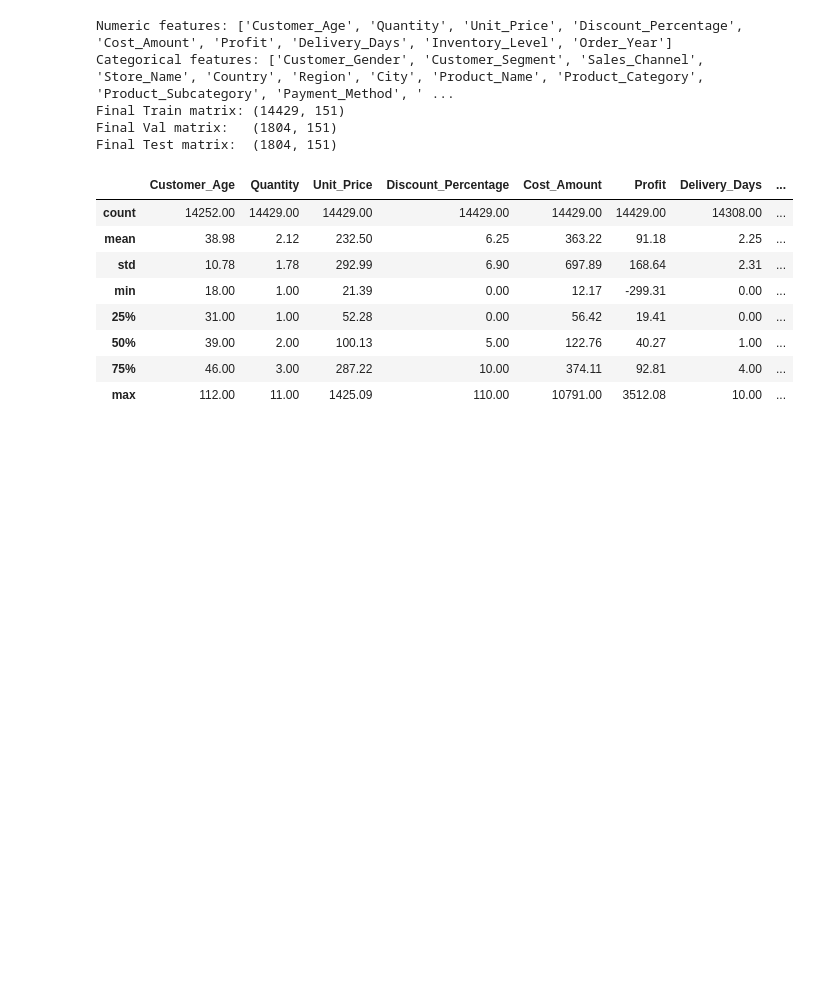
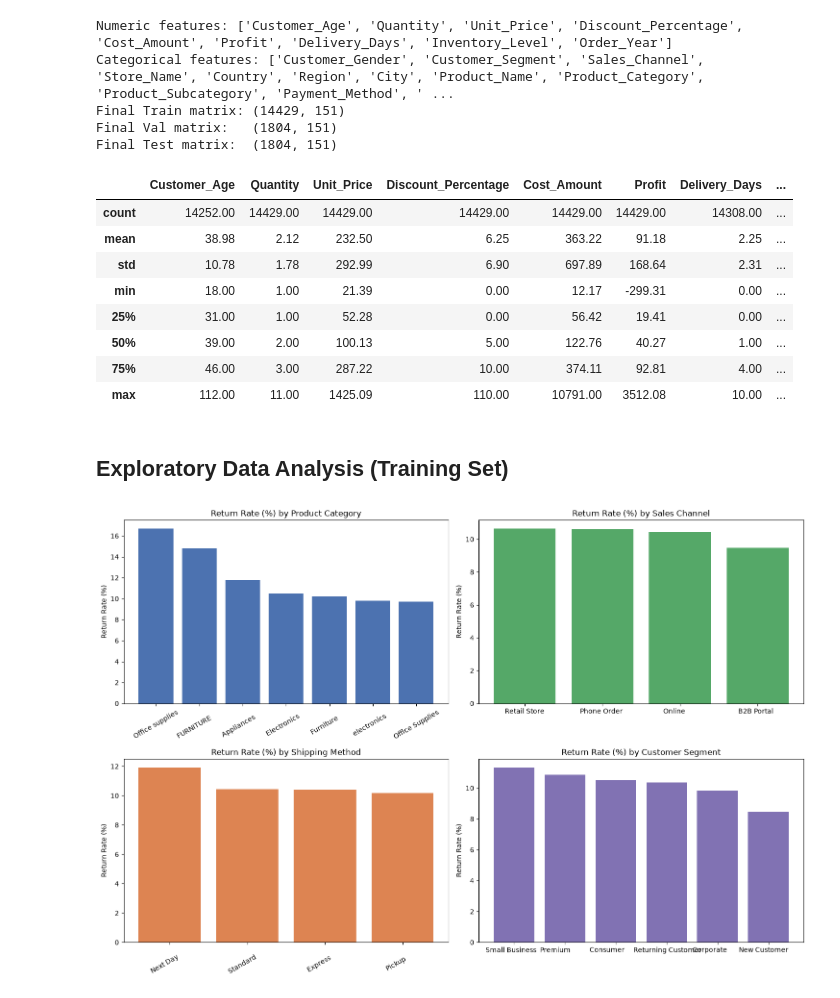
Before and after one commit to Leo-TK1/CSCI6840-Project, a Jupyter notebook: notebook.ipynb, the cells around one changed output. Saved outputs shown, nothing was run; the diff lists cells and outputs as text; code cells hidden in the pictures; blank space fills up the shorter version.

Commit message:
working on making bar graphs

```diff
--- a/notebook.ipynb
+++ b/notebook.ipynb
@@ -174,3 +175,42 @@ Final Test matrix:  (1804, 151)
 | 50% | 39.00 | 2.00 | 100.13 | 5.00 | 122.76 | 40.27 | 1.00 | ... |
 | 75% | 46.00 | 3.00 | 287.22 | 10.00 | 374.11 | 92.81 | 4.00 | ... |
 | max | 112.00 | 11.00 | 1425.09 | 110.00 | 10791.00 | 3512.08 | 10.00 | ... |
+# %% [markdown]
+## Exploratory Data Analysis (Training Set)
+# %%
+# Combine X_train and y_train temporarily for leak-free EDA
+eda_df = X_train.copy()
+eda_df['Return_Flag'] = y_train
+
+fig, axes = plt.subplots(2, 2, figsize=(15, 10))
+
+# 1. Return Rate by Product Category
+cat_rates = eda_df.groupby('Product_Category')['Return_Flag'].mean().sort_values(ascending=False) * 100
+axes[0, 0].bar(cat_rates.index, cat_rates.values, color='#4C72B0')
+axes[0, 0].set_title('Return Rate (%) by Product Category')
+axes[0, 0].set_ylabel('Return Rate (%)')
+axes[0, 0].tick_params(axis='x', rotation=30)
+
+# 2. Return Rate by Sales Channel
+channel_rates = eda_df.groupby('Sales_Channel')['Return_Flag'].mean().sort_values(ascending=False) * 100
+axes[0, 1].bar(channel_rates.index, channel_rates.values, color='#55A868')
+axes[0, 1].set_title('Return Rate (%) by Sales Channel')
+axes[0, 1].set_ylabel('Return Rate (%)')
+
+# 3. Return Rate by Shipping Method
+ship_rates = eda_df.groupby('Shipping_Method')['Return_Flag'].mean().sort_values(ascending=False) * 100
+axes[1, 0].bar(ship_rates.index, ship_rates.values, color='#DD8452')
+axes[1, 0].set_title('Return Rate (%) by Shipping Method')
+axes[1, 0].set_ylabel('Return Rate (%)')
+axes[1, 0].tick_params(axis='x', rotation=30)
+
+# 4. Return Rate by Customer Segment
+seg_rates = eda_df.groupby('Customer_Segment')['Return_Flag'].mean().sort_values(ascending=False) * 100
+axes[1, 1].bar(seg_rates.index, seg_rates.values, color='#8172B3')
+axes[1, 1].set_title('Return Rate (%) by Customer Segment')
+axes[1, 1].set_ylabel('Return Rate (%)')
+
+plt.tight_layout()
+plt.show()
+# %% [output]
+[figure, added]
```
Also changed, not shown: parts of 1 cell of this notebook.
